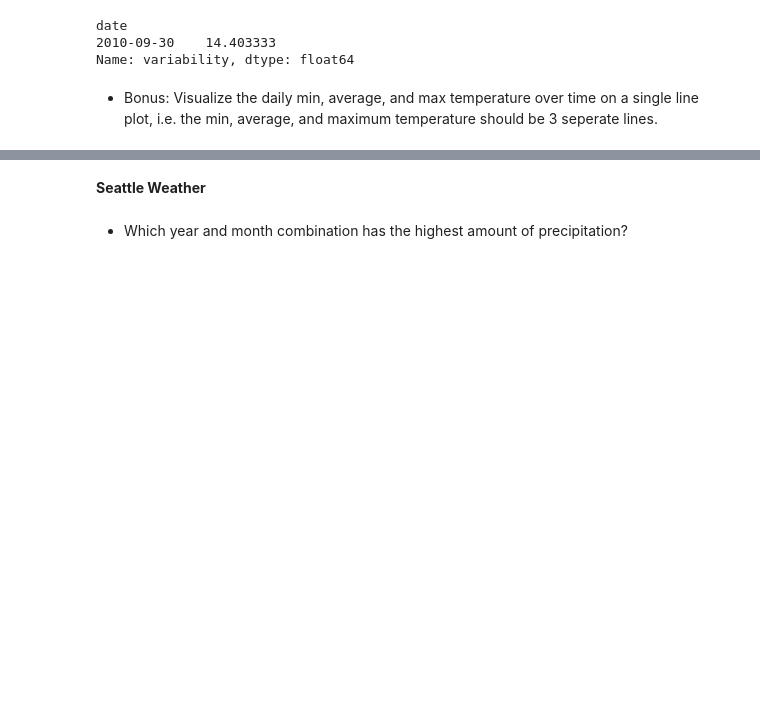
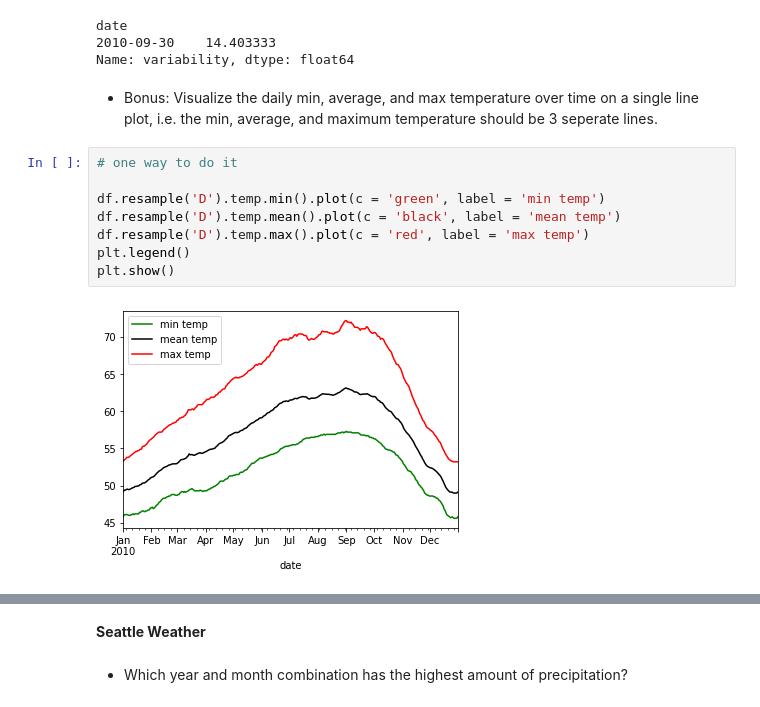
Before and after one commit to MainaliB/time-series-exercises, a Jupyter notebook: time_series_manipulation.ipynb, the cells around one changed output, grey strips where cells are left out. Drawn from its saved outputs; the diff is of its cells as text; blank space fills up the shorter version.

```diff
--- a/time_series_manipulation.ipynb
+++ b/time_series_manipulation.ipynb
@@ -129,3 +129,13 @@ date
 Name: variability, dtype: float64
 # %% [markdown]
 - Bonus: Visualize the daily min, average, and max temperature over time on a single line plot, i.e. the min, average, and maximum temperature should be 3 seperate lines.
+# %%
+# one way to do it
+
+df.resample('D').temp.min().plot(c = 'green', label = 'min temp')
+df.resample('D').temp.mean().plot(c = 'black', label = 'mean temp')
+df.resample('D').temp.max().plot(c = 'red', label = 'max temp')
+plt.legend()
+plt.show()
+# %% [output]
+[figure, added]
```
Also changed, not shown: parts of 27 cells of this notebook.
